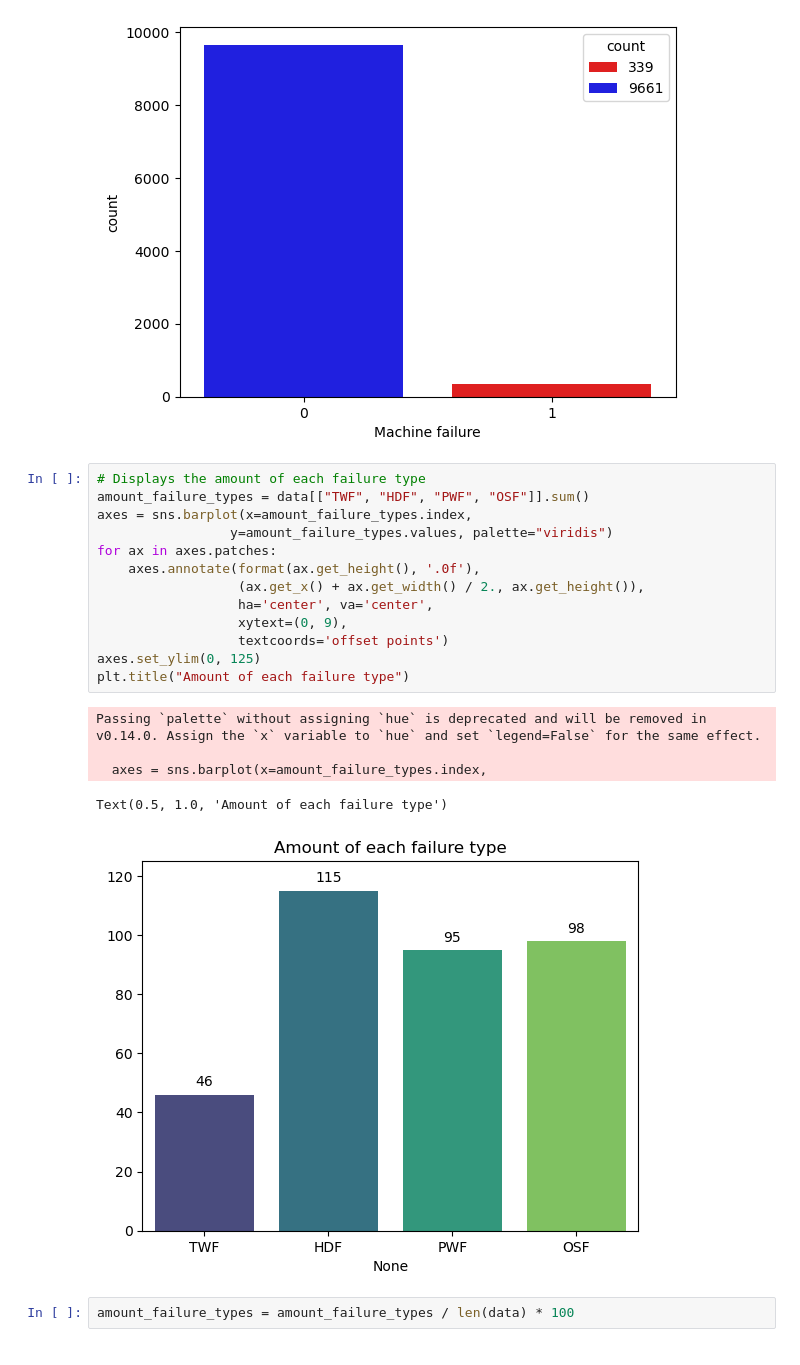
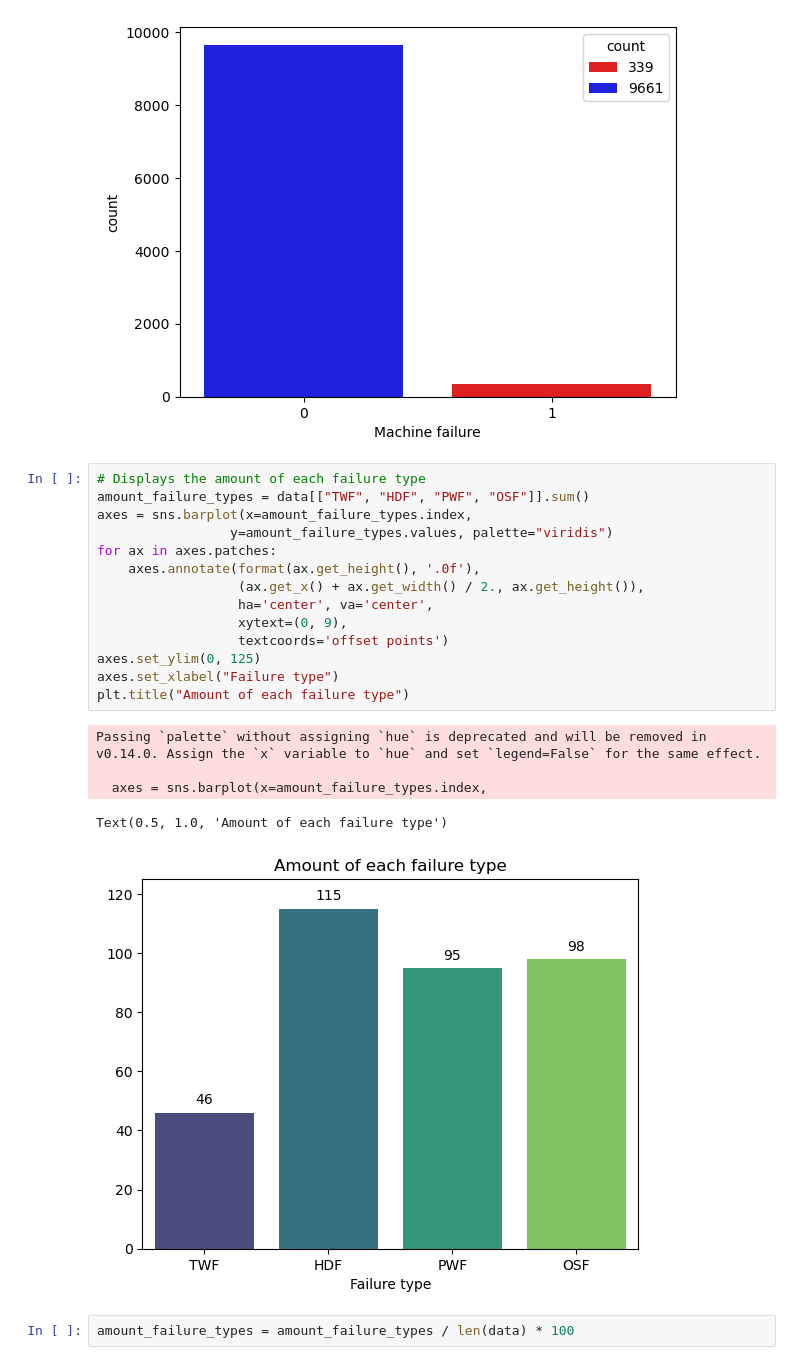
Before and after one commit to CTWills/capstone_predictive_maintenance, a Jupyter notebook: notebooks/eda_1.ipynb, the cells around one changed output. Cells and saved outputs as stored; diff of their text form.

```diff
--- a/notebooks/eda_1.ipynb
+++ b/notebooks/eda_1.ipynb
@@ -182,22 +182,23 @@ sns.barplot(data=failures, x="Machine failure", y="count", legend="full", hue="c
 # %%
 # Displays the amount of each failure type
 amount_failure_types = data[["TWF", "HDF", "PWF", "OSF"]].sum()
 axes = sns.barplot(x=amount_failure_types.index,
                  y=amount_failure_types.values, palette="viridis")
 for ax in axes.patches:
     axes.annotate(format(ax.get_height(), '.0f'),
                   (ax.get_x() + ax.get_width() / 2., ax.get_height()),
                   ha='center', va='center',
                   xytext=(0, 9),
                   textcoords='offset points')
 axes.set_ylim(0, 125)
+axes.set_xlabel("Failure type")
 plt.title("Amount of each failure type")
 # %% [output]
 Passing `palette` without assigning `hue` is deprecated and will be removed in v0.14.0. Assign the `x` variable to `hue` and set `legend=False` for the same effect.
 
   axes = sns.barplot(x=amount_failure_types.index,
 Text(0.5, 1.0, 'Amount of each failure type')
-[figure, old version]
+[figure, new version]
 # %%
 amount_failure_types = amount_failure_types / len(data) * 100
 # %%
```
Also changed, not shown: 1 other file.
